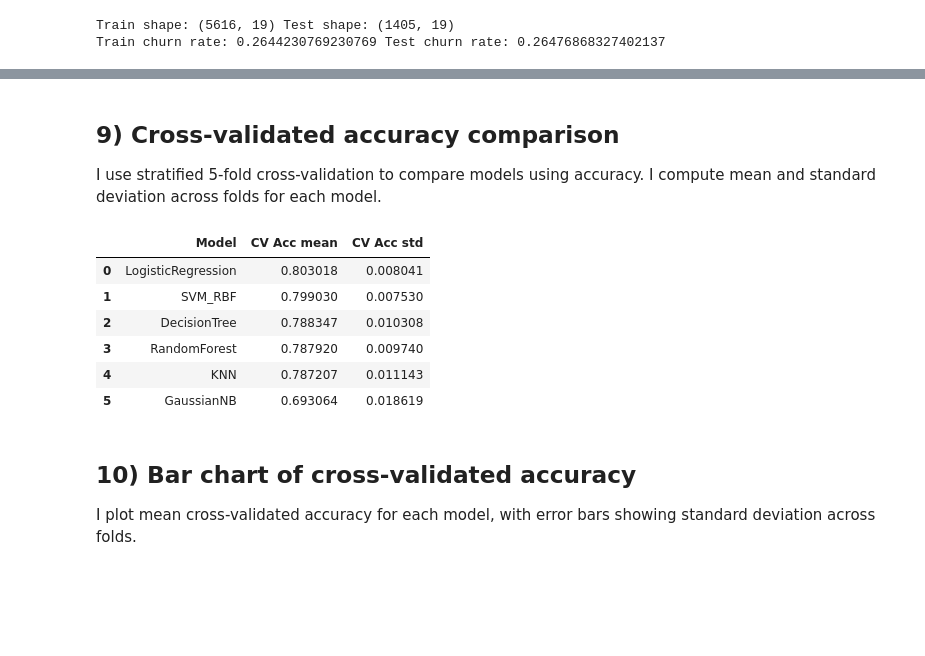
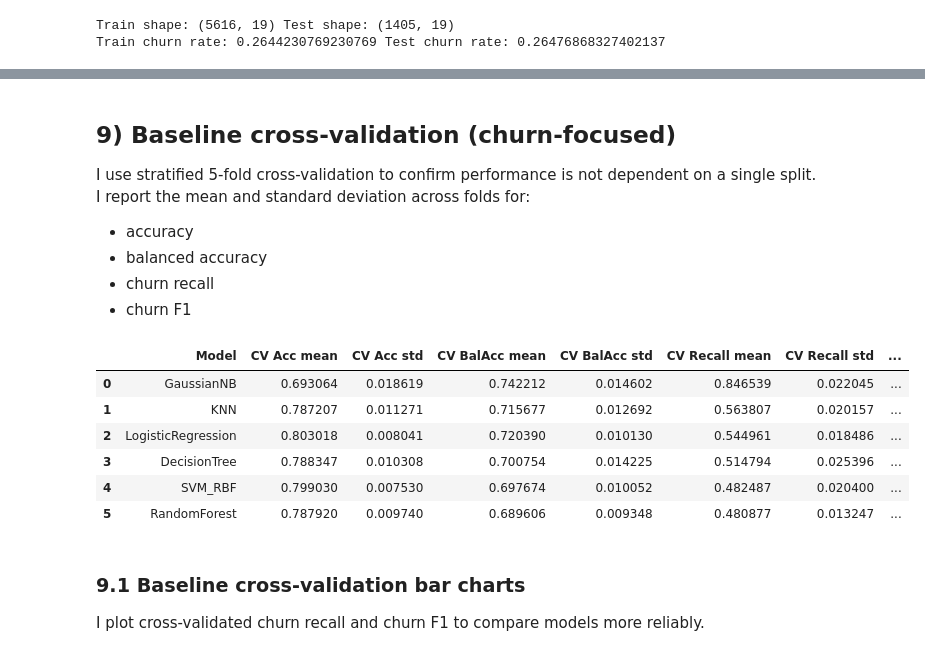
Before and after one commit to mmswflow-upb/swe-labs, a Jupyter notebook: HW/HW 6/hw6.ipynb, the cells around one changed output, grey strips where cells are left out. Saved outputs shown, nothing was run; the diff lists cells and outputs as text; code cells hidden in the pictures; blank space fills up the shorter version.

```diff
--- a/HW/HW 6/hw6.ipynb
+++ b/HW/HW 6/hw6.ipynb
@@ -432,35 +408,59 @@ plt.show()
 # %% [markdown]
-## 9) Cross-validated accuracy comparison
+## 9) Baseline cross-validation (churn-focused)
 
-I use stratified 5-fold cross-validation to compare models using accuracy.
-I compute mean and standard deviation across folds for each model.
+I use stratified 5-fold cross-validation to confirm performance is not dependent on a single split.
+I report the mean and standard deviation across folds for:
+- accuracy
+- balanced accuracy
+- churn recall
+- churn F1
 # %%
 cv = StratifiedKFold(n_splits=5, shuffle=True, random_state=42)
 
-cv_rows = []
+cv_rows_baseline = []
 for name, clf in models.items():
     pipe = Pipeline(steps=[("prep", preprocess), ("model", clf)])
-    scores = cross_val_score(pipe, X, y, cv=cv, scoring="accuracy")
-    cv_rows.append((name, scores.mean(), scores.std()))
 
-cv_df = (
-    pd.DataFrame(cv_rows, columns=["Model", "CV Acc mean", "CV Acc std"])
-      .sort_values("CV Acc mean", ascending=False)
-      .reset_index(drop=True)
+    acc_scores = cross_val_score(pipe, X, y, cv=cv, scoring="accuracy")
+    bal_scores = cross_val_score(pipe, X, y, cv=cv, scoring="balanced_accuracy")
+    rec_scores = cross_val_score(pipe, X, y, cv=cv, scoring="recall")
+    f1_scores  = cross_val_score(pipe, X, y, cv=cv, scoring="f1")
+
+    cv_rows_baseline.append((
+        name,
+        acc_scores.mean(), acc_scores.std(),
+        bal_scores.mean(), bal_scores.std(),
+        rec_scores.mean(), rec_scores.std(),
+        f1_scores.mean(),  f1_scores.std()
+    ))
+
+cv_baseline_df = (
+    pd.DataFrame(
+        cv_rows_baseline,
+        columns=[
+            "Model",
+            "CV Acc mean", "CV Acc std",
+            "CV BalAcc mean", "CV BalAcc std",
+            "CV Recall mean", "CV Recall std",
+            "CV F1 mean", "CV F1 std"
+        ]
+    )
+    .sort_values("CV Recall mean", ascending=False)
+    .reset_index(drop=True)
 )
 
-cv_df
+cv_baseline_df
 # %% [output]
-|  | Model | CV Acc mean | CV Acc std |
-| 0 | LogisticRegression | 0.803018 | 0.008041 |
-| 1 | SVM_RBF | 0.799030 | 0.007530 |
-| 2 | DecisionTree | 0.788347 | 0.010308 |
-| 3 | RandomForest | 0.787920 | 0.009740 |
-| 4 | KNN | 0.787207 | 0.011143 |
-| 5 | GaussianNB | 0.693064 | 0.018619 |
+|  | Model | CV Acc mean | CV Acc std | CV BalAcc mean | CV BalAcc std | CV Recall mean | CV Recall std | ... |
+| 0 | GaussianNB | 0.693064 | 0.018619 | 0.742212 | 0.014602 | 0.846539 | 0.022045 | ... |
+| 1 | KNN | 0.787207 | 0.011271 | 0.715677 | 0.012692 | 0.563807 | 0.020157 | ... |
+| 2 | LogisticRegression | 0.803018 | 0.008041 | 0.720390 | 0.010130 | 0.544961 | 0.018486 | ... |
+| 3 | DecisionTree | 0.788347 | 0.010308 | 0.700754 | 0.014225 | 0.514794 | 0.025396 | ... |
+| 4 | SVM_RBF | 0.799030 | 0.007530 | 0.697674 | 0.010052 | 0.482487 | 0.020400 | ... |
+| 5 | RandomForest | 0.787920 | 0.009740 | 0.689606 | 0.009348 | 0.480877 | 0.013247 | ... |
-# %% [markdown]
-## 10) Bar chart of cross-validated accuracy
-
-I plot mean cross-validated accuracy for each model, with error bars showing standard deviation across folds.
+# %% [markdown]
+### 9.1 Baseline cross-validation bar charts
+
+I plot cross-validated churn recall and churn F1 to compare models more reliably.
 # %%
 plt.figure(figsize=(10, 5))
```
Also changed, not shown: parts of 42 cells of this notebook, 4 other files.
